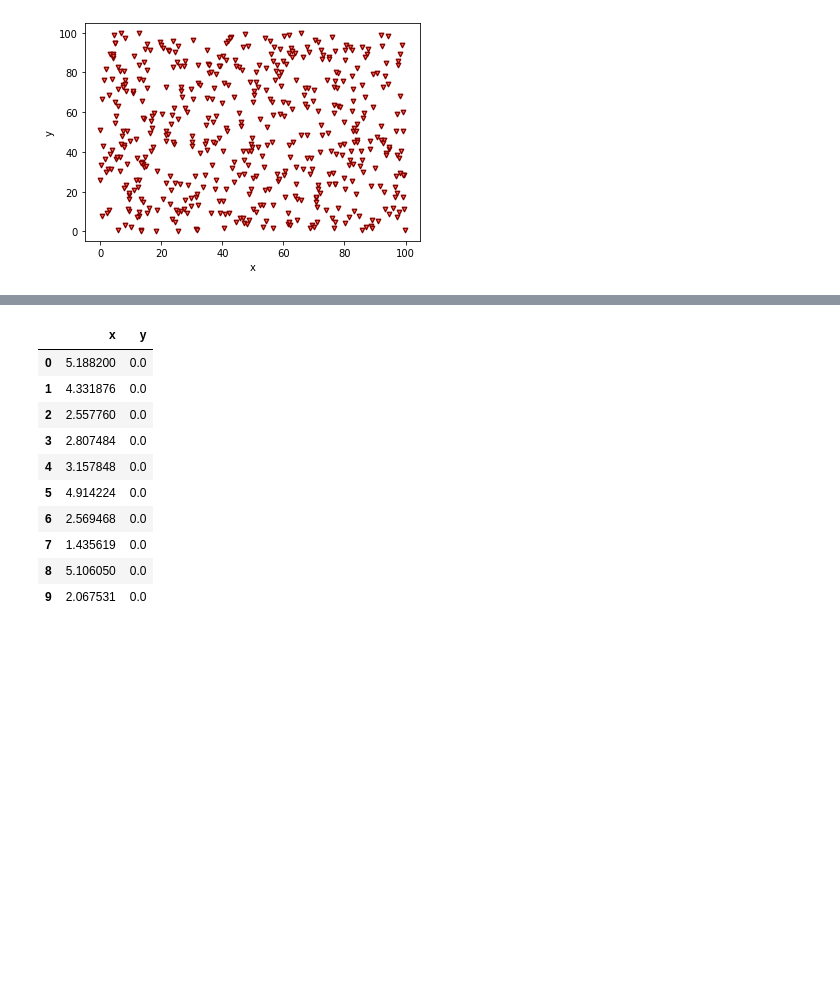
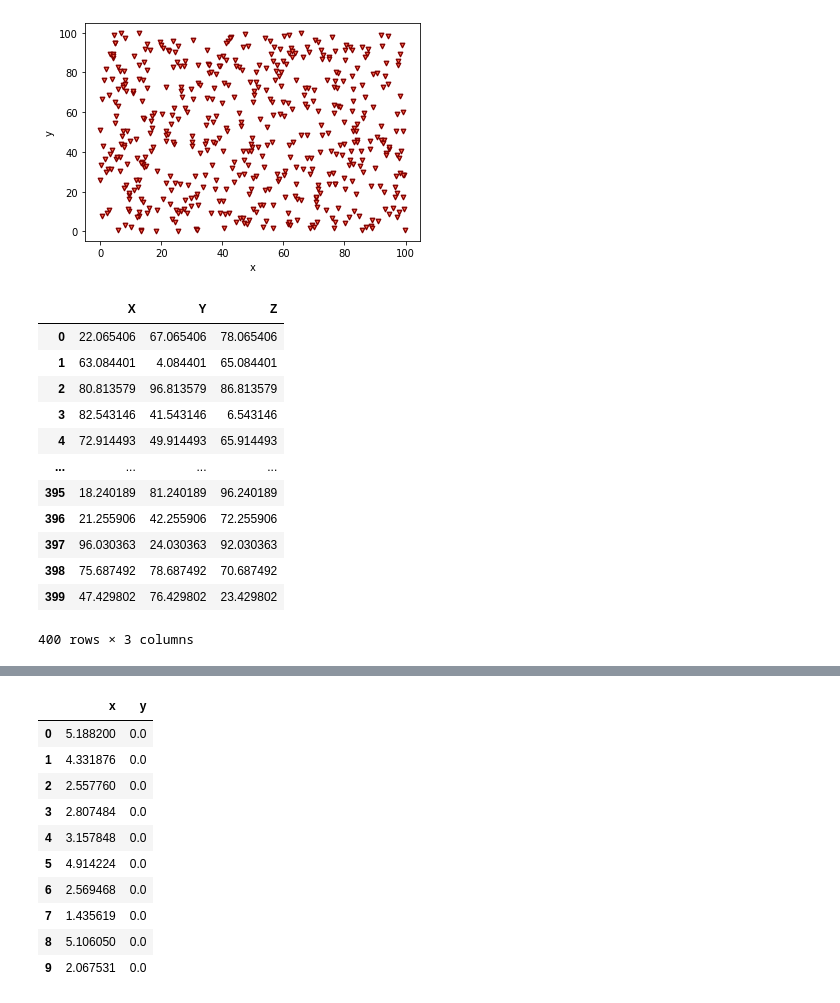
Before and after one commit to Radhe-0/Practicas, a Jupyter notebook: Practicas_Numpy.ipynb, the cells around one changed output, grey strips where cells are left out. Drawn from its saved outputs; the diff is of its cells as text; code cells hidden in the pictures; blank space fills up the shorter version.

```diff
--- a/Practicas_Numpy.ipynb
+++ b/Practicas_Numpy.ipynb
@@ -127,3 +128,41 @@ df.plot.scatter(x='x',y='y',c='tomato',edgecolors='maroon',marker='v',linewidths
 # %% [output]
 <matplotlib.axes._subplots.AxesSubplot at 0x...>
 [figure]
+# %%
+# Es lo mismo que el anterior pero en 3D
+def DatosClusters3D(num=10):
+
+    lista = []
+
+    numeros = np.random.rand(num)
+
+    int_x = np.random.randint(0,100,size=num)
+    int_y = np.random.randint(0,100,size=num)
+    int_z = np.random.randint(0,100,size=num)
+
+    eje_x = np.sum([int_x, numeros], axis=0)
+    eje_y = np.sum([int_y, numeros], axis=0)
+    eje_z = np.sum([int_z, numeros], axis=0)
+
+    for i in zip(eje_x, eje_y, eje_z):
+        lista.append(i)
+
+    return lista
+
+datos = DatosClusters3D(400)
+df = pd.DataFrame(datos, columns=['X','Y','Z'])
+df
+# %% [output]
+|  | X | Y | Z |
+| 0 | 22.065406 | 67.065406 | 78.065406 |
+| 1 | 63.084401 | 4.084401 | 65.084401 |
+| 2 | 80.813579 | 96.813579 | 86.813579 |
+| 3 | 82.543146 | 41.543146 | 6.543146 |
+| 4 | 72.914493 | 49.914493 | 65.914493 |
+| ... | ... | ... | ... |
+| 395 | 18.240189 | 81.240189 | 96.240189 |
+| 396 | 21.255906 | 42.255906 | 72.255906 |
+| 397 | 96.030363 | 24.030363 | 92.030363 |
+| 398 | 75.687492 | 78.687492 | 70.687492 |
+| 399 | 47.429802 | 76.429802 | 23.429802 |
+400 rows × 3 columns
```
Also changed, not shown: parts of 2 cells of this notebook.
